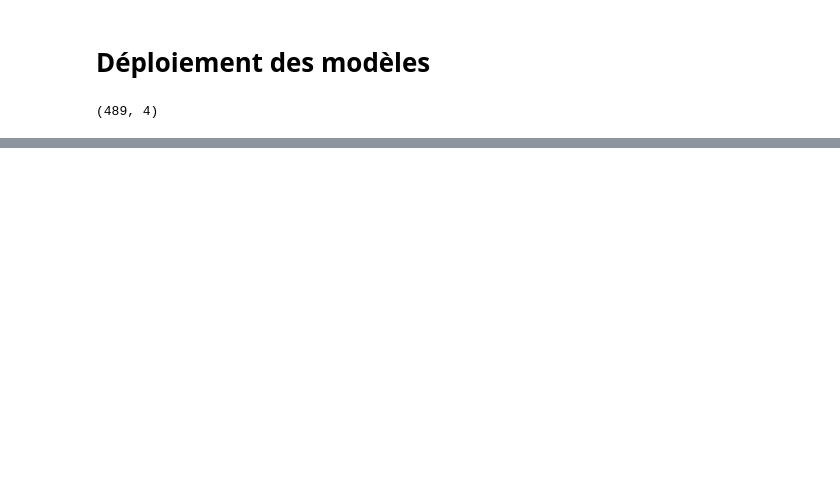
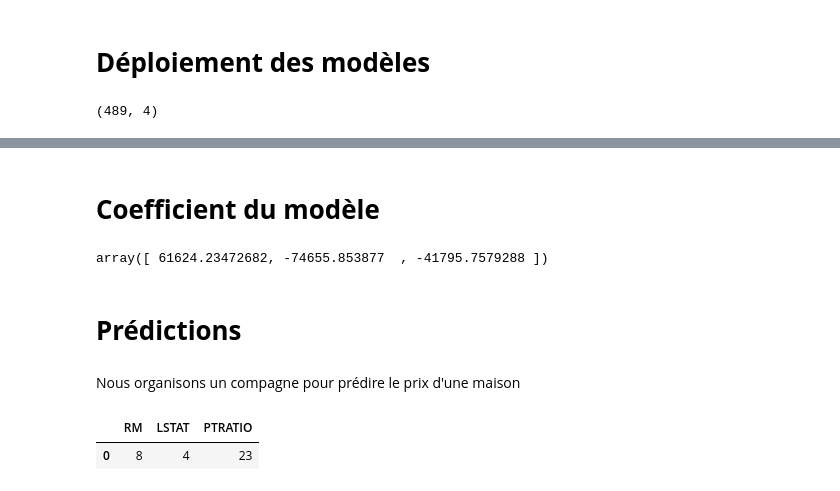
Before and after one commit to bigirimanainnocent12/Machine-Learning, a Jupyter notebook: prix_de_l'immobilier_en_fonction.ipynb, the cells around one changed output, grey strips where cells are left out. Drawn from its saved outputs; the diff is of its cells as text; code cells hidden in the pictures; blank space fills up the shorter version.

```diff
--- a/prix_de_l'immobilier_en_fonction.ipynb
+++ b/prix_de_l'immobilier_en_fonction.ipynb
@@ -242,5 +233,24 @@ x_cols=X.columns
+# %% [markdown]
+# **Coefficient du modèle**
+# %%
+import joblib
+loaded_model = joblib.load('model.pkl')
+
+loaded_model.named_steps['linearregression'].coef_
+# %% [output]
+array([ 61624.23472682, -74655.853877  , -41795.7579288 ])
+# %% [markdown]
+# **Prédictions**
+# %% [markdown]
+Nous organisons un compagne pour prédire le prix d'une maison
 # %%
+campaign=[[8,4,23]]
+x_cols=X.columns
 campagne=pd.DataFrame(campaign,columns=x_cols)
+campagne
+# %% [output]
+|  | RM | LSTAT | PTRATIO |
+| 0 | 8 | 4 | 23 |
 # %%
 loaded_model.predict(campagne)
 # %% [output]
```
Also changed, not shown: parts of 29 cells of this notebook.
